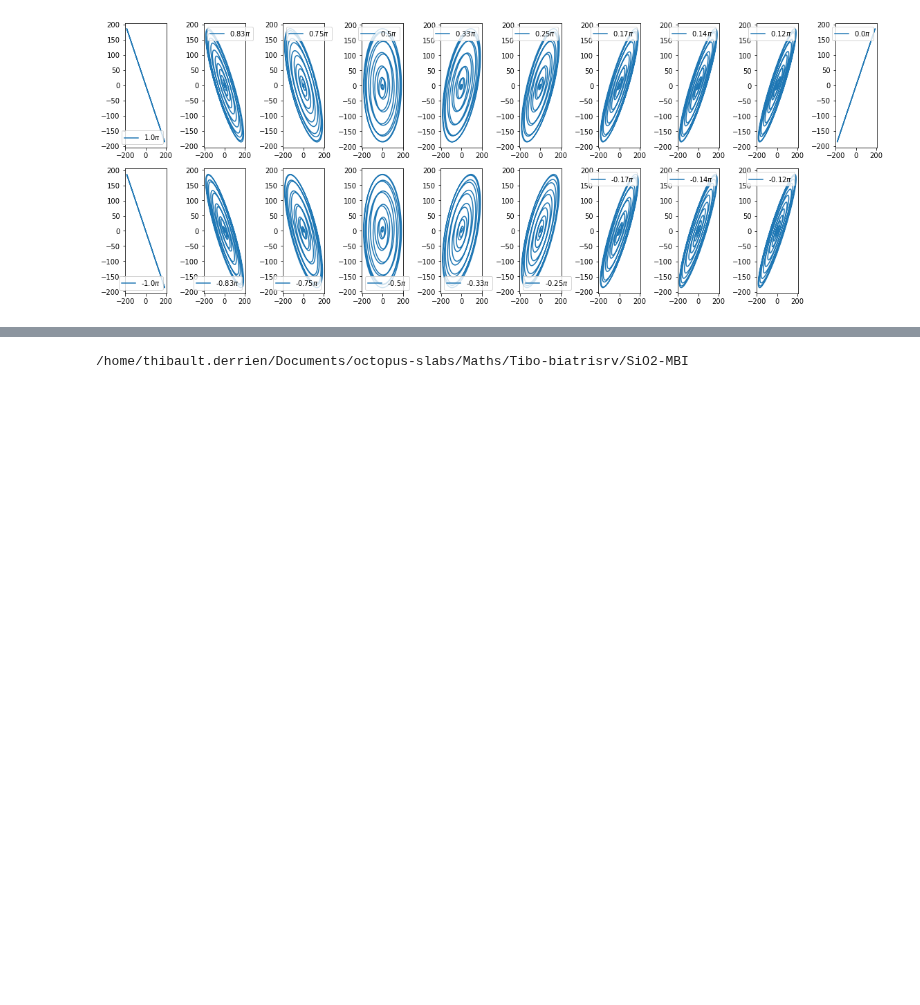
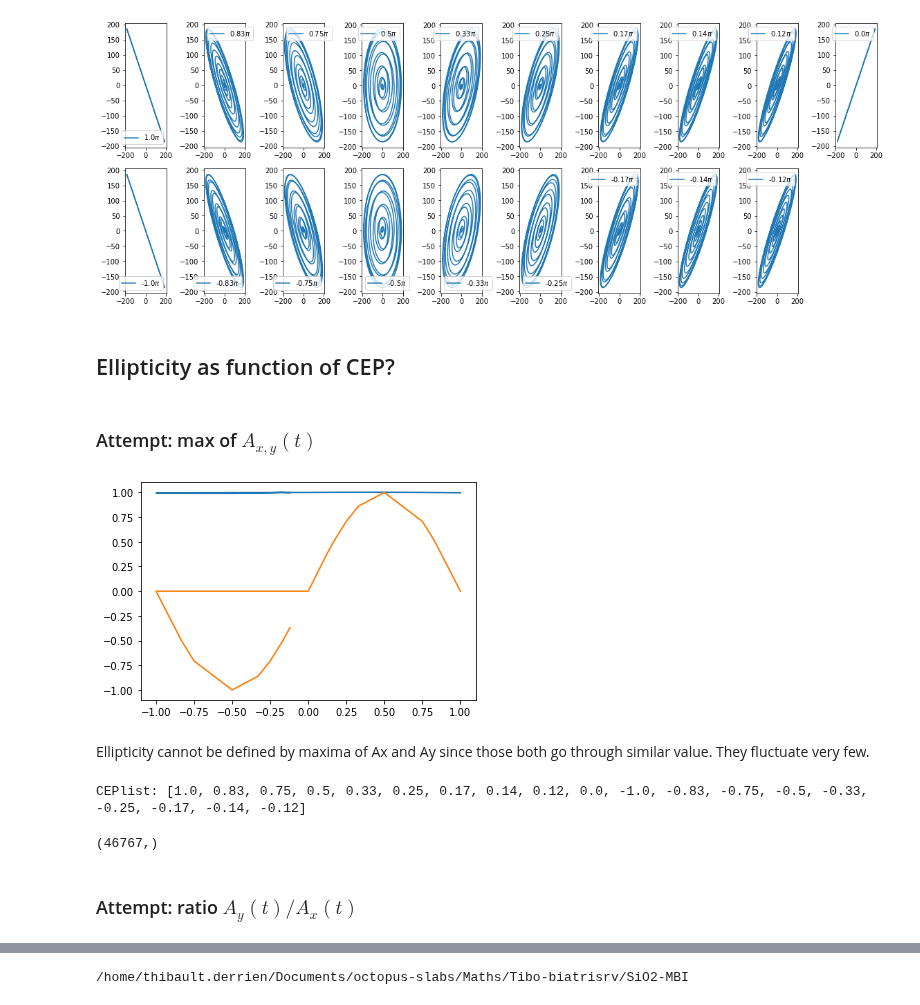
Before and after one commit to tjyderrien/octopus-quantumlap, a Jupyter notebook: Maths/Tibo-biatrisrv/SiO2-MBI/Excitation SiO2 by elliptical beams (Max Born).ipynb, the cells around one changed output, grey strips where cells are left out. Cells and saved outputs as stored; diff of their text form; code cells hidden in the pictures; blank space fills up the shorter version.

```diff
--- a/Maths/Tibo-biatrisrv/SiO2-MBI/Excitation SiO2 by elliptical beams (Max Born).ipynb
+++ b/Maths/Tibo-biatrisrv/SiO2-MBI/Excitation SiO2 by elliptical beams (Max Born).ipynb
@@ -215,3 +215,7 @@ The PostScript backend does not support transparency; partially transparent arti
 The PostScript backend does not support transparency; partially transparent artists will be rendered opaque.
 The PostScript backend does not support transparency; partially transparent artists will be rendered opaque.
 [figure]
+# %% [markdown]
+## Ellipticity as function of CEP?
+# %% [markdown]
+### Attempt: max of $A_{x,y}(t)$
@@ -217,0 +224,30 @@ The PostScript backend does not support transparency; partially transparent arti
+# %%
+plt.figure()
+ax = plt.subplot(111)
+ellipticity=[]; CEPlist=[]
+for fig_id in np.arange(1,len(result)+1):
+    result_pd=pd.read_csv(result[fig_id-1][0], skiprows=6, header=0, delimiter="  ", names=["idx", "time", "A1x", "A1y", "A1z", "A2x", "A2y", "A2z"])
+    # Build max(A1x+A2x), max(A1y+A2y)
+    time=result_pd.time
+    normX=result_pd.A1x+result_pd.A2x #Ax time series but it can go through zero
+    normY=result_pd.A1y+result_pd.A2y #Ay time series but it can go through zero
+    maxAx=np.max(normX); maxAy=np.max(normY)
+    CEPlist.append(round(result[fig_id-1][1],2))
+    ellipticity.append(maxAy/maxAx) #time sseries
+ax.plot(CEPlist, ellipticity, label=str(CEPlist)+r"$\pi$")
+ax.plot(CEPlist, np.sin(np.multiply(CEPlist,np.pi)), label="sin"+str(CEPlist))
+plt.show()
+# %% [output]
+[figure, added]
+# %% [markdown]
+Ellipticity cannot be defined by maxima of Ax and Ay since those both go through similar value. They fluctuate very few.
+# %%
+print("CEPlist:", CEPlist)
+# %% [output]
+CEPlist: [1.0, 0.83, 0.75, 0.5, 0.33, 0.25, 0.17, 0.14, 0.12, 0.0, -1.0, -0.83, -0.75, -0.5, -0.33, -0.25, -0.17, -0.14, -0.12]
+# %%
+np.shape(time)
+# %% [output]
+(46767,)
+# %% [markdown]
+### Attempt: ratio $A_y(t)/A_x(t)$
```
Also changed, not shown: parts of 33 cells of this notebook, 26 other files.
